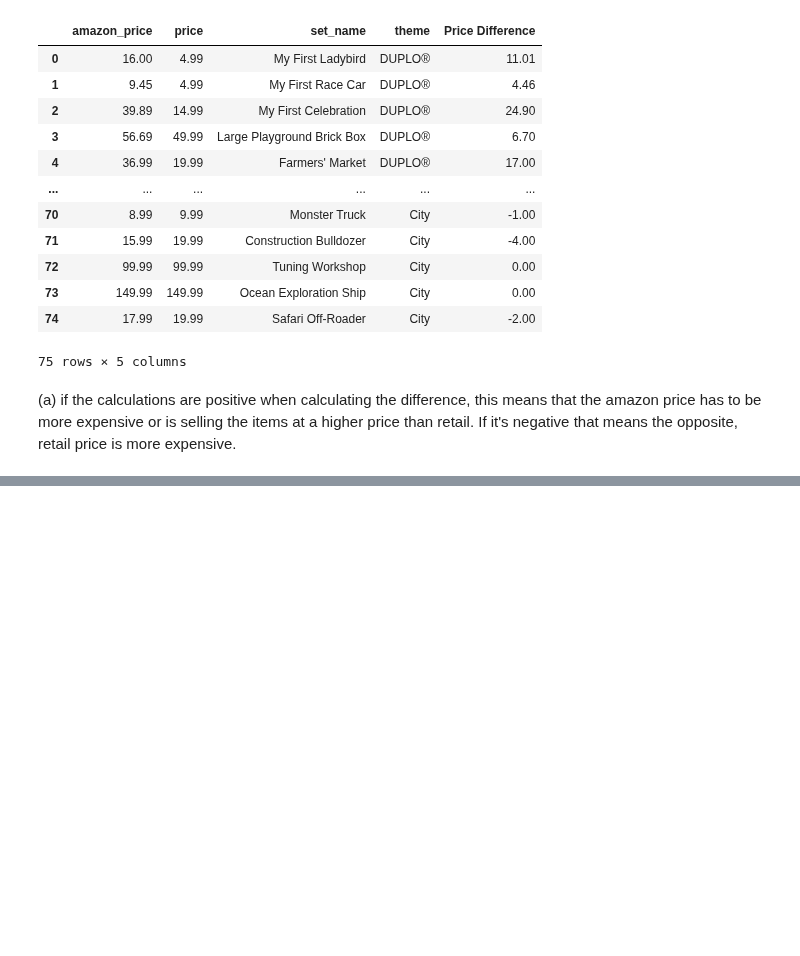
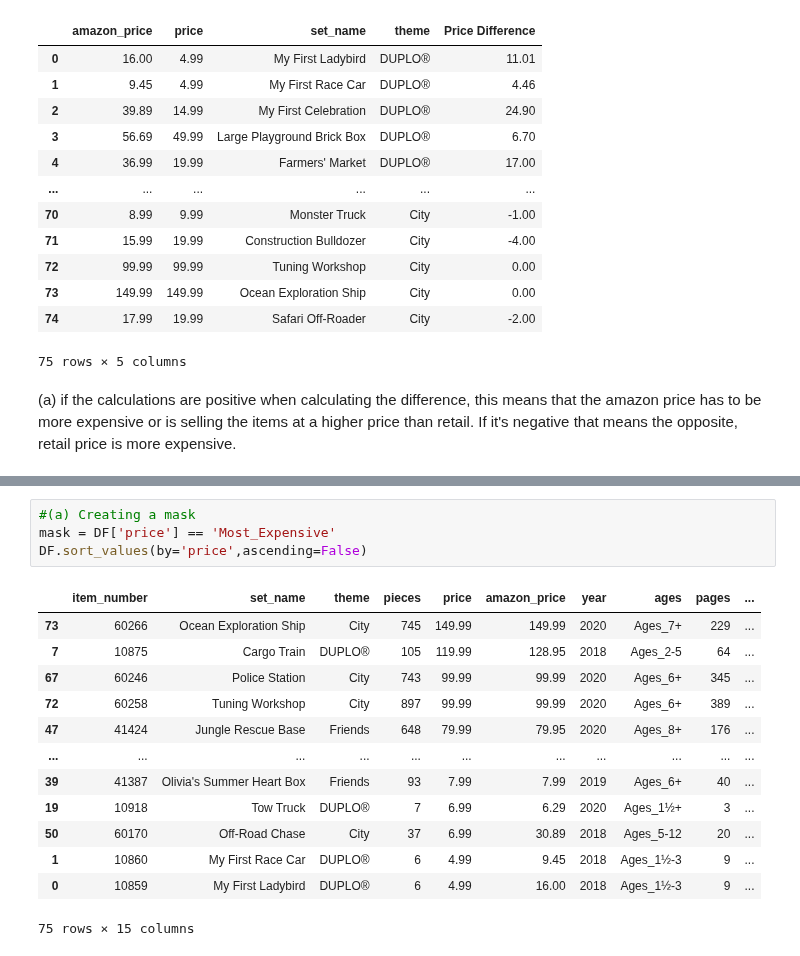
Before and after one commit to ehernandez0904/Data-101-Fall-2025, a Jupyter notebook: Exam 1/Untitled.ipynb, the cells around one changed output, grey strips where cells are left out. Saved outputs shown, nothing was run; the diff lists cells and outputs as text; blank space fills up the shorter version.

```diff
--- a/Exam 1/Untitled.ipynb
+++ b/Exam 1/Untitled.ipynb
@@ -260,0 +304,18 @@ DF[my_newcolumns]
+# %%
+#(a) Creating a mask
+mask = DF['price'] == 'Most_Expensive'
+DF.sort_values(by='price',ascending=False)
+# %% [output]
+|  | item_number | set_name | theme | pieces | price | amazon_price | year | ages | pages | ... |
+| 73 | 60266 | Ocean Exploration Ship | City | 745 | 149.99 | 149.99 | 2020 | Ages_7+ | 229 | ... |
+| 7 | 10875 | Cargo Train | DUPLO® | 105 | 119.99 | 128.95 | 2018 | Ages_2-5 | 64 | ... |
+| 67 | 60246 | Police Station | City | 743 | 99.99 | 99.99 | 2020 | Ages_6+ | 345 | ... |
+| 72 | 60258 | Tuning Workshop | City | 897 | 99.99 | 99.99 | 2020 | Ages_6+ | 389 | ... |
+| 47 | 41424 | Jungle Rescue Base | Friends | 648 | 79.99 | 79.95 | 2020 | Ages_8+ | 176 | ... |
+| ... | ... | ... | ... | ... | ... | ... | ... | ... | ... | ... |
+| 39 | 41387 | Olivia's Summer Heart Box | Friends | 93 | 7.99 | 7.99 | 2019 | Ages_6+ | 40 | ... |
+| 19 | 10918 | Tow Truck | DUPLO® | 7 | 6.99 | 6.29 | 2020 | Ages_1½+ | 3 | ... |
+| 50 | 60170 | Off-Road Chase | City | 37 | 6.99 | 30.89 | 2018 | Ages_5-12 | 20 | ... |
+| 1 | 10860 | My First Race Car | DUPLO® | 6 | 4.99 | 9.45 | 2018 | Ages_1½-3 | 9 | ... |
+| 0 | 10859 | My First Ladybird | DUPLO® | 6 | 4.99 | 16.00 | 2018 | Ages_1½-3 | 9 | ... |
+75 rows × 15 columns
```
Also changed, not shown: parts of 22 cells of this notebook.
